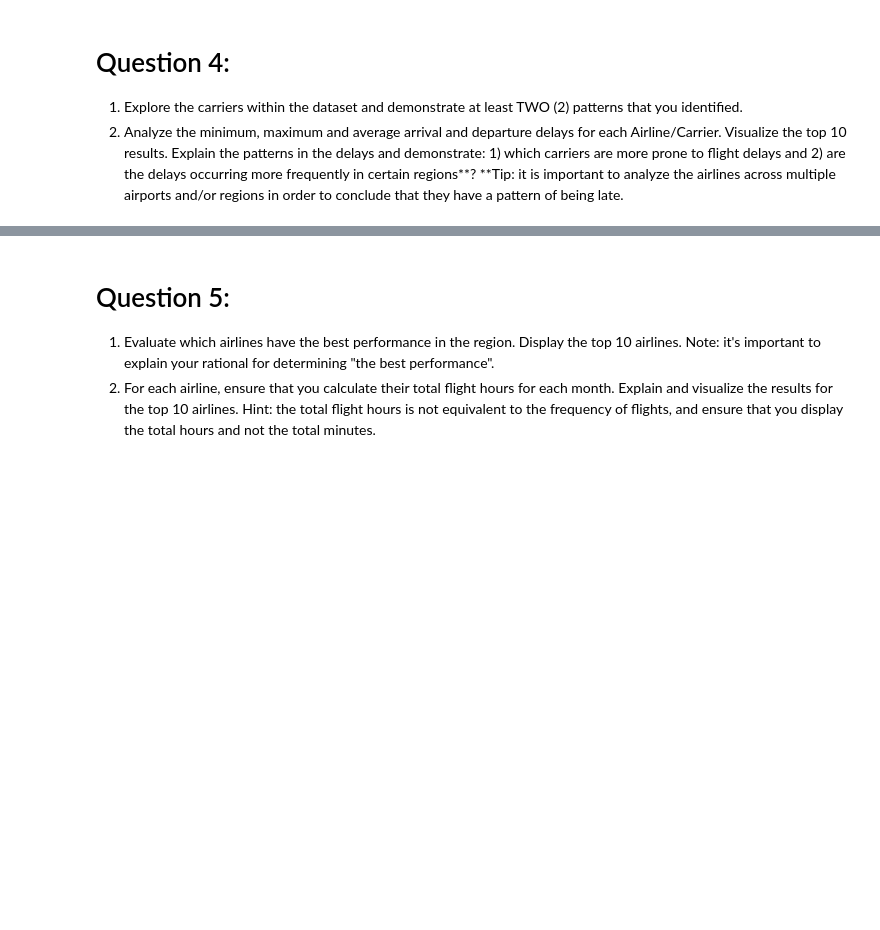
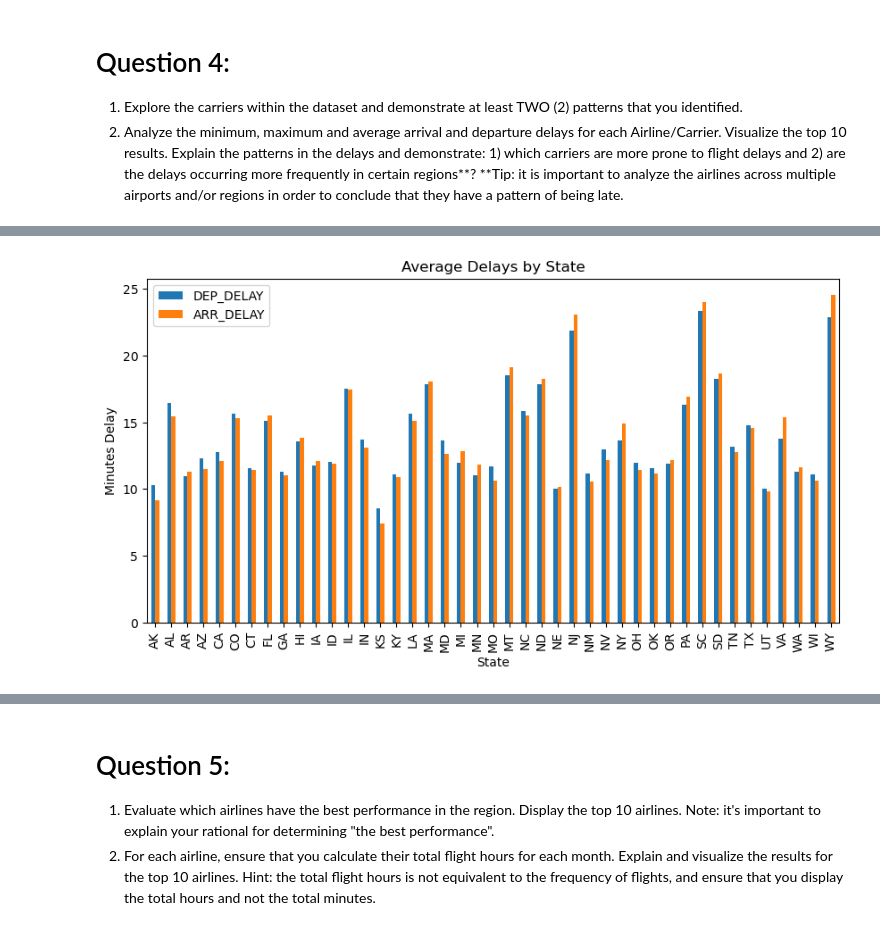
Before and after one commit to MatthewRTung/DS3000-Practicum-1, a Jupyter notebook: DS3000.Practicum1.ipynb, the cells around one changed output, grey strips where cells are left out. Cells and saved outputs as stored; diff of their text form; code cells hidden in the pictures; blank space fills up the shorter version.

```diff
--- a/DS3000.Practicum1.ipynb
+++ b/DS3000.Practicum1.ipynb
@@ -56,0 +149,9 @@ The problem that we have is about exploratory data analysis as well as inferenti
+# %%
+state_delays = df.groupby("ORIGIN_ST")[["DEP_DELAY", "ARR_DELAY"]].mean()
+state_delays.plot(kind="bar", figsize=(10,5))
+plt.title("Average Delays by State")
+plt.ylabel("Minutes Delay")
+plt.xlabel("State")
+plt.show()
+# %% [output]
+[figure, added]
```
Also changed, not shown: parts of 5 cells of this notebook.
